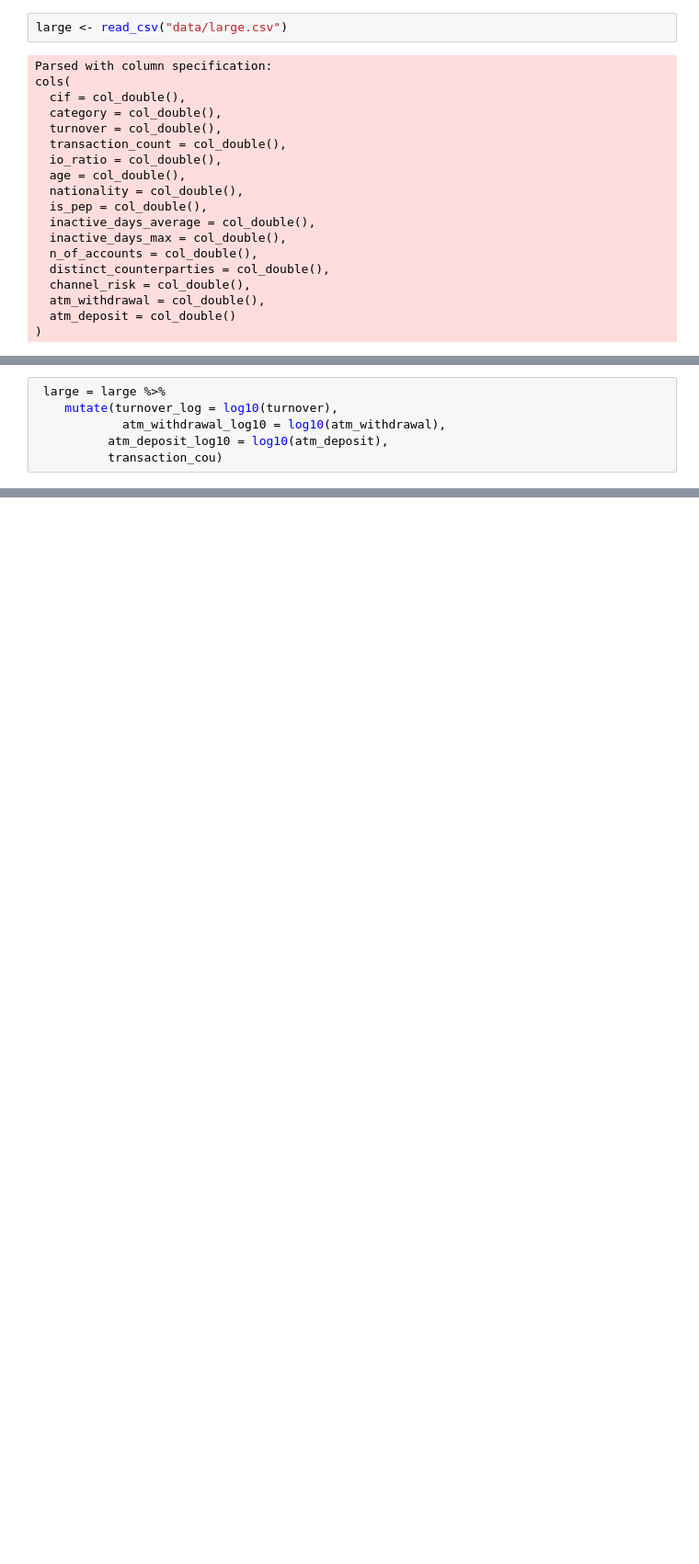
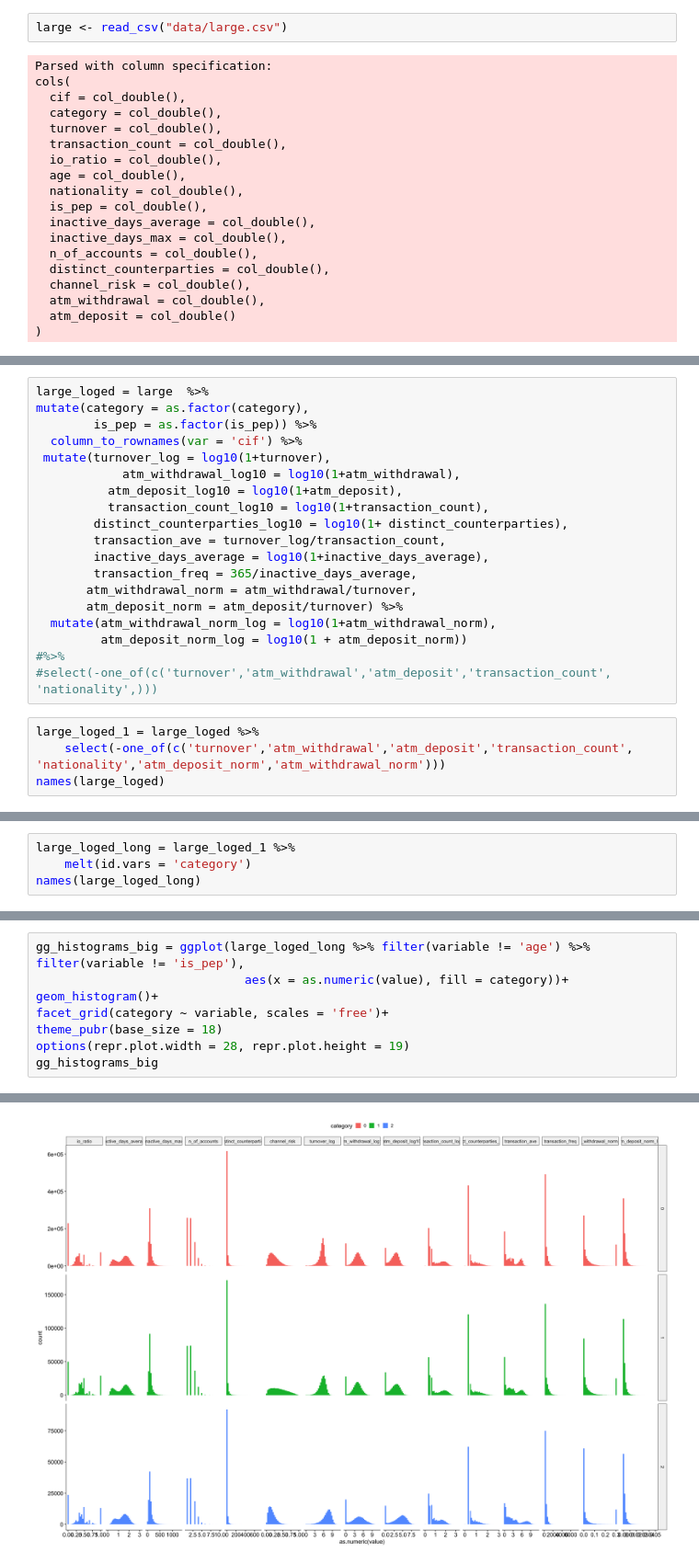
Before and after one commit to symbioticMe/hack-n-lead-2019, a Jupyter notebook: notebooks/Exploratory.ipynb, the cells around one changed output, grey strips where cells are left out. Shown at 92% size. Drawn from its saved outputs; the diff is of its cells as text; blank space fills up the shorter version.

```diff
--- a/notebooks/Exploratory.ipynb
+++ b/notebooks/Exploratory.ipynb
@@ -51,6 +33,0 @@ large = large %>%
-# %%
- large = large %>%
-    mutate(turnover_log = log10(turnover),
-            atm_withdrawal_log10 = log10(atm_withdrawal),
-          atm_deposit_log10 = log10(atm_deposit),
-          transaction_cou)
@@ -56,0 +45,23 @@ large = large %>%
+# %%
+large_loged = large  %>%
+mutate(category = as.factor(category),
+        is_pep = as.factor(is_pep)) %>%
+  column_to_rownames(var = 'cif') %>%
+ mutate(turnover_log = log10(1+turnover),
+            atm_withdrawal_log10 = log10(1+atm_withdrawal),
+          atm_deposit_log10 = log10(1+atm_deposit),
+          transaction_count_log10 = log10(1+transaction_count),
+        distinct_counterparties_log10 = log10(1+ distinct_counterparties),
+        transaction_ave = turnover_log/transaction_count,
+        inactive_days_average = log10(1+inactive_days_average),
+        transaction_freq = 365/inactive_days_average,
+       atm_withdrawal_norm = atm_withdrawal/turnover,
+       atm_deposit_norm = atm_deposit/turnover) %>%
+  mutate(atm_withdrawal_norm_log = log10(1+atm_withdrawal_norm),
+         atm_deposit_norm_log = log10(1 + atm_deposit_norm))
+#%>%
+#select(-one_of(c('turnover','atm_withdrawal','atm_deposit','transaction_count', 'nationality',)))
+# %%
+large_loged_1 = large_loged %>%
+    select(-one_of(c('turnover','atm_withdrawal','atm_deposit','transaction_count', 'nationality','atm_deposit_norm','atm_withdrawal_norm')))
+names(large_loged)
@@ -56,0 +84,4 @@ large = large %>%
+# %%
+large_loged_long = large_loged_1 %>%
+    melt(id.vars = 'category')
+names(large_loged_long)
@@ -56,0 +97,9 @@ large = large %>%
+# %%
+gg_histograms_big = ggplot(large_loged_long %>% filter(variable != 'age') %>% filter(variable != 'is_pep'),
+                             aes(x = as.numeric(value), fill = category))+
+geom_histogram()+
+facet_grid(category ~ variable, scales = 'free')+
+theme_pubr(base_size = 18)
+options(repr.plot.width = 28, repr.plot.height = 19)
+gg_histograms_big
+# %% [output]
@@ -56,0 +110 @@ large = large %>%
+[figure, added]
```
Also changed, not shown: parts of 17 cells of this notebook, 8 other files.
